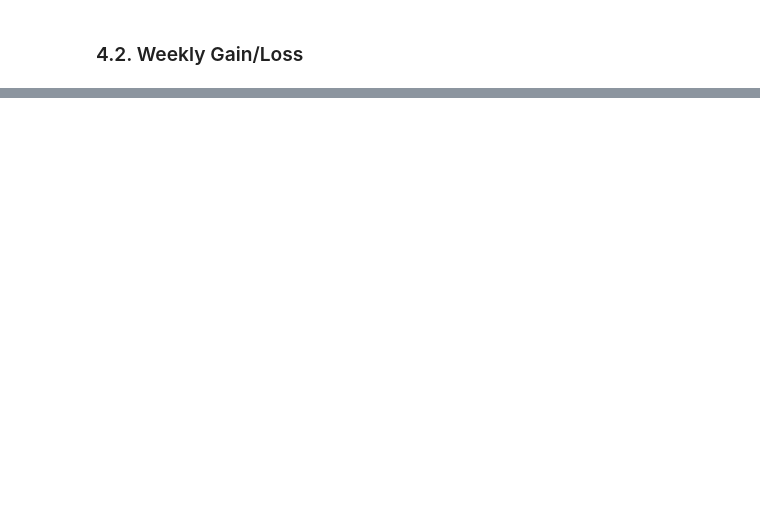
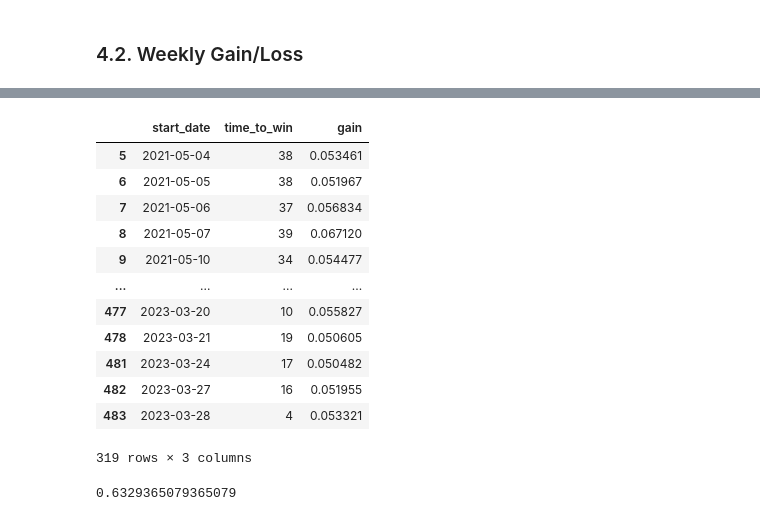
Before and after one commit to salsabiilashifa11/stock-market-analyser, a Jupyter notebook: Swing Trading Analysis.ipynb, the cells around one changed output, grey strips where cells are left out. Cells and saved outputs as stored; diff of their text form; code cells hidden in the pictures; blank space fills up the shorter version.

```diff
--- a/Swing Trading Analysis.ipynb
+++ b/Swing Trading Analysis.ipynb
@@ -165,0 +276,22 @@ Output: win rate
+# %%
+wins = result.drop(result[result['time_to_win'] == -1].index)
+wins
+# %% [output]
+|  | start_date | time_to_win | gain |
+| 5 | 2021-05-04 | 38 | 0.053461 |
+| 6 | 2021-05-05 | 38 | 0.051967 |
+| 7 | 2021-05-06 | 37 | 0.056834 |
+| 8 | 2021-05-07 | 39 | 0.067120 |
+| 9 | 2021-05-10 | 34 | 0.054477 |
+| ... | ... | ... | ... |
+| 477 | 2023-03-20 | 10 | 0.055827 |
+| 478 | 2023-03-21 | 19 | 0.050605 |
+| 481 | 2023-03-24 | 17 | 0.050482 |
+| 482 | 2023-03-27 | 16 | 0.051955 |
+| 483 | 2023-03-28 | 4 | 0.053321 |
+319 rows × 3 columns
+# %%
+win_rate = len(wins)/len(result)
+win_rate
+# %% [output]
+0.6329365079365079
```
Also changed, not shown: parts of 12 cells of this notebook.
